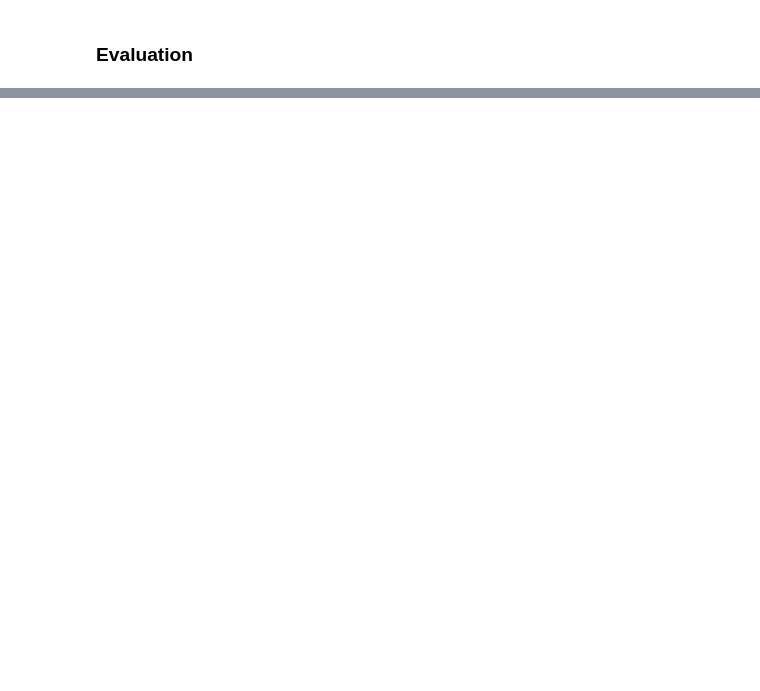
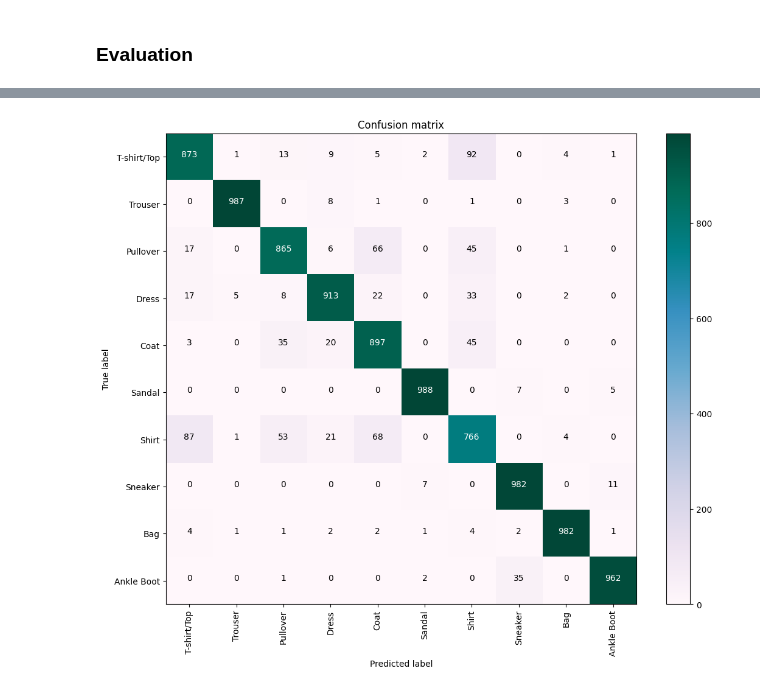
Before and after one commit to ilias-ant/fashion-mnist-classification, a Jupyter notebook: CNNs.ipynb, the cells around one changed output, grey strips where cells are left out. Cells and saved outputs as stored; diff of their text form; code cells hidden in the pictures; blank space fills up the shorter version.

```diff
--- a/CNNs.ipynb
+++ b/CNNs.ipynb
@@ -113,7 +102,7 @@ def cnn_model_builder(hp):
         [
             tf.keras.layers.Conv2D(
                 filters=hp.Int("1st-filter", min_value=32, max_value=128, step=16),
-                kernel_size=hp.Choice("1st-kernel", values=[3, 5]),
+                kernel_size=(3, 3),
                 strides=(1, 1),
                 padding="same",
                 dilation_rate=(1, 1),
@@ -130,7 +119,7 @@ def cnn_model_builder(hp):
             ),
             tf.keras.layers.Conv2D(
                 filters=hp.Int("2nd-filter", min_value=32, max_value=64, step=16),
-                kernel_size=hp.Choice("2nd-kernel", values=[3, 5]),
+                kernel_size=(3, 3),
                 strides=(1, 1),
                 padding="same",
                 dilation_rate=(1, 1),
@@ -182,0 +171,13 @@ To enable them in other operations, rebuild TensorFlow with the appropriate comp
+# %%
+# Li, Lisha, and Kevin Jamieson.
+# "Hyperband: A Novel Bandit-Based Approach to Hyperparameter Optimization."
+# Journal of Machine Learning Research 18 (2018): 1-52.
+# https://jmlr.org/papers/v18/16-558.html
+tuner = kt.Hyperband(
+    cnn_model_builder,
+    objective="val_accuracy",
+    max_epochs=50,  # the maximum number of epochs to train one model
+    seed=SEED,
+    directory="hparam-tuning",
+    project_name="cnn",
+)
@@ -244,7 +281,7 @@ clean_up(model)
 # %%
 # build the model with the optimal hyperparameters and train it on the data for 50 epochs
 model = tuner.hypermodel.build(best_hps)
-history = model.fit(train_images, train_labels, epochs=30, validation_split=0.2)
+history = model.fit(train_images, train_labels, epochs=50, validation_split=0.2)
 
 # keep best epoch
 val_acc_per_epoch = history.history["val_accuracy"]
@@ -335,29 +427,20 @@ def plot_confusion_matrix(
 # %%
 # Predict the values from the validation dataset
 Y_pred = hypermodel.predict(test_images)
 
 # Convert predictions classes to one hot vectors
 Y_pred_classes = np.argmax(Y_pred, axis=1)
 
 # compute the confusion matrix
 confusion_mtx = confusion_matrix(test_labels, Y_pred_classes)
 
 # plot the confusion matrix
 plot_confusion_matrix(
     confusion_mtx,
-    classes=[
-        "T-shirt/Top",
-        "Trouser",
-        "Pullover",
-        "Dress",
-        "Coat",
-        "Sandal",
-        "Shirt",
-        "Sneaker",
-        "Bag",
-        "Ankle Boot",
-    ],
+    classes=class_names,
 )
+# %% [output]
+[figure, added]
 # %%
 incorrect = []
 for i in range(len(test_labels)):
```
Also changed, not shown: parts of 14 cells of this notebook, 3 other files.
